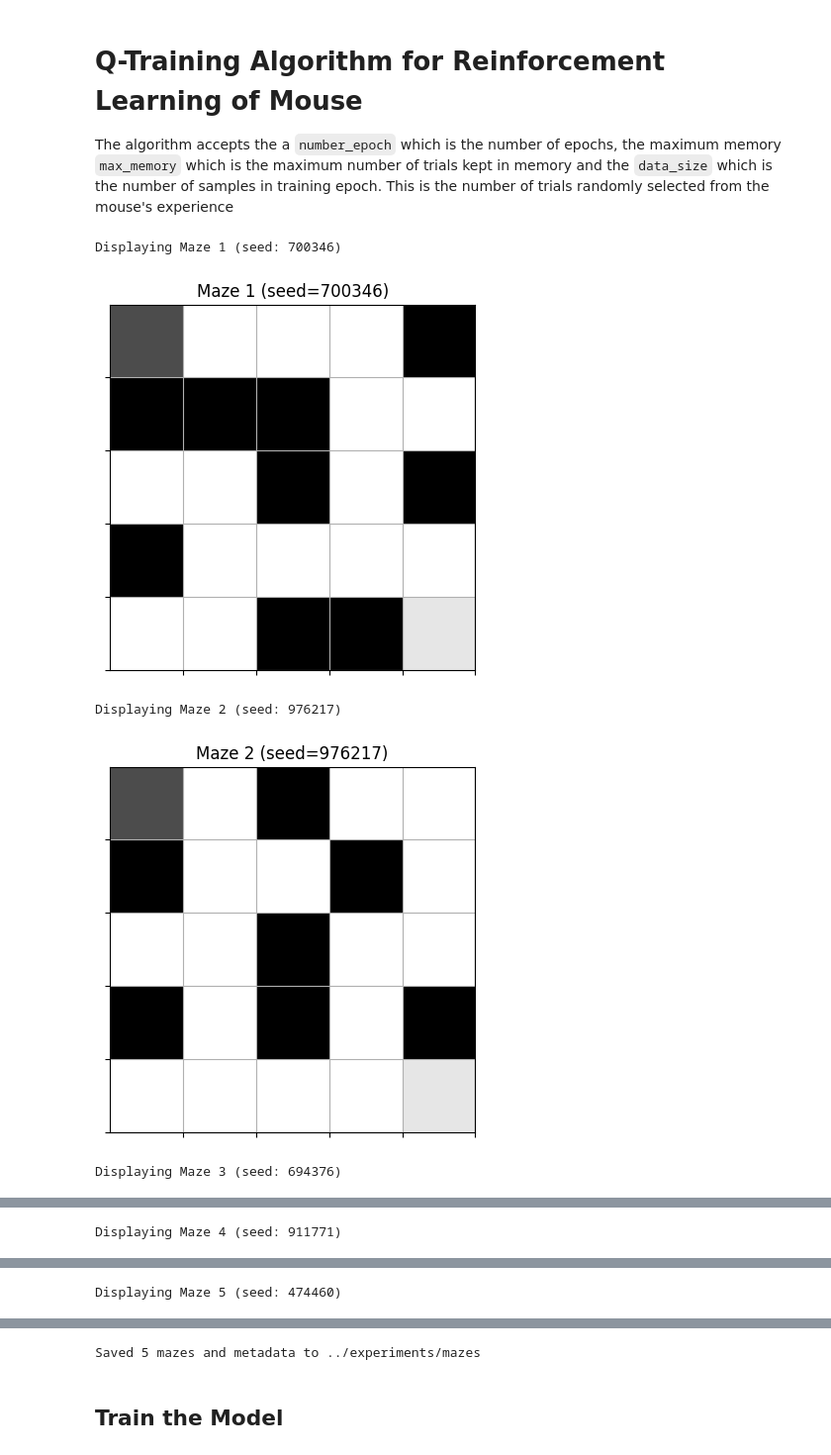
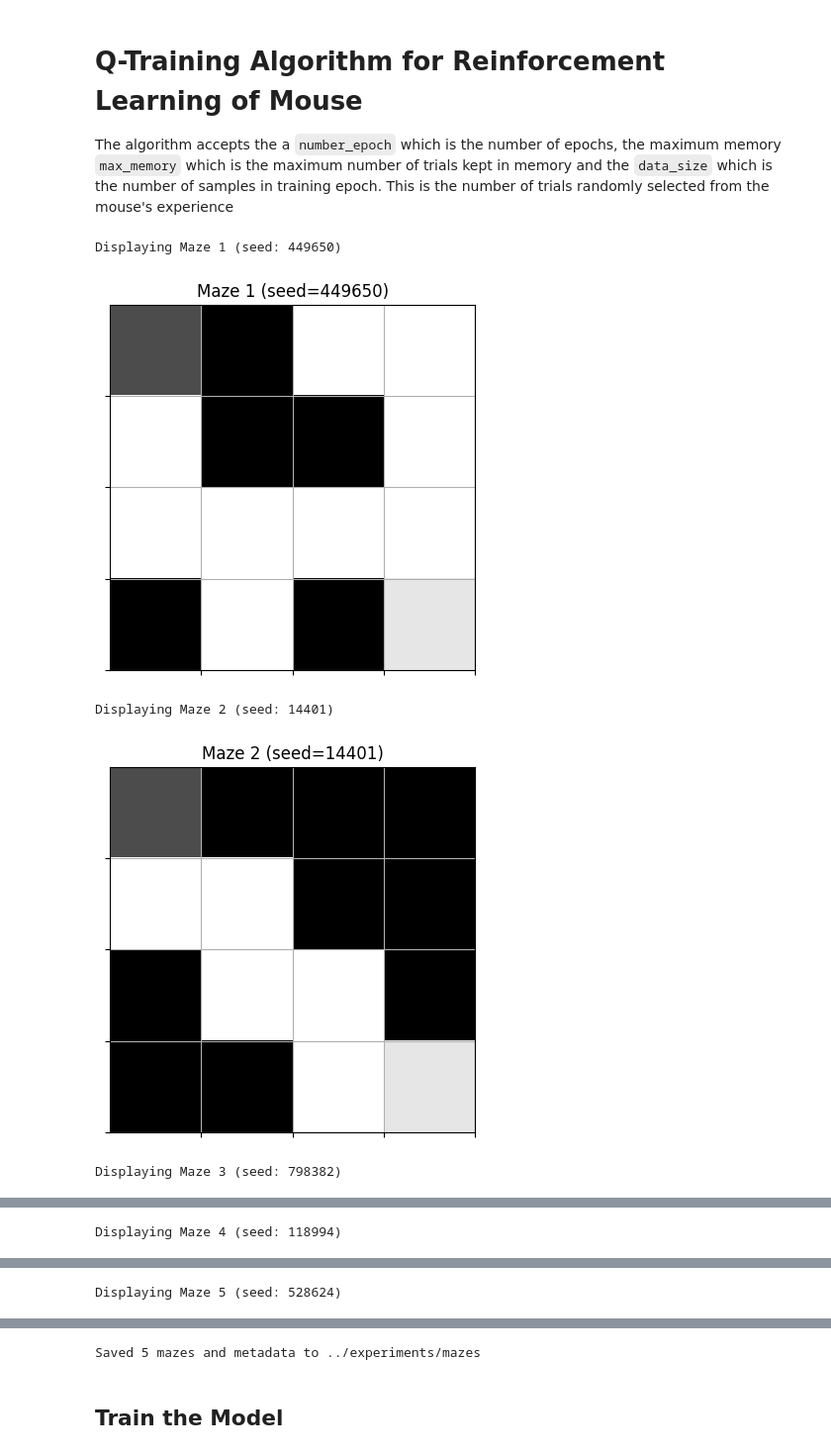
Before and after one commit to j2satkun/rl-maze-pathfinding, a Jupyter notebook: q-learning-train/reinforcement-mouse-learning.ipynb, the cells around one changed output, grey strips where cells are left out. Shown at 99% size. Drawn from its saved outputs; the diff is of its cells as text; code cells hidden in the pictures.

```diff
--- a/q-learning-train/reinforcement-mouse-learning.ipynb
+++ b/q-learning-train/reinforcement-mouse-learning.ipynb
@@ -587,7 +587,7 @@ def format_time(seconds):
         h = seconds / 3600.0
         return "%.2f hours" % (h,)
 # %%
-def save_mazes(num=5, size=(5, 5), folder="../experiments/mazes"):
+def save_mazes(num=5, size=(4, 4), folder="../experiments/mazes"):
     os.makedirs(folder, exist_ok=True)
     metadata = {}
 
@@ -596,35 +596,35 @@ def save_mazes(num=5, size=(5, 5), folder="../experiments/mazes"):
         random.seed(seed)
         np.random.seed(seed)
 
         rows, cols = size
         maze = generate_random_maze(rows, cols)
         maze[rows - 1, cols - 1] = 1.0
         maze[0, 0] = 1.0
 
         print(f"Displaying Maze {i} (seed: {seed})")
         show(Qmaze(maze))
         plt.title(f"Maze {i} (seed={seed})")
         plt.show()
 
         filename = f"maze_{i}.npy"
         full_path = os.path.join(folder, filename)
         np.save(full_path, maze)
 
         metadata[f"maze_{i}"] = {
             "file": filename,
             "seed": seed,
             "size": size
         }
 
     with open(os.path.join(folder, "mazes.json"), "w") as f:
         json.dump(metadata, f, indent=4)
 
     print(f"Saved {num} mazes and metadata to {folder}")
 
 # save_mazes()
 # %% [output]
-Displaying Maze 1 (seed: 700346)
+Displaying Maze 1 (seed: 449650)
-[figure, old version]
+[figure, new version]
-Displaying Maze 2 (seed: 976217)
+Displaying Maze 2 (seed: 14401)
-[figure, old version]
+[figure, new version]
-Displaying Maze 3 (seed: 694376)
+Displaying Maze 3 (seed: 798382)
@@ -632 +632 @@ Displaying Maze 3 (seed: 694376)
-Displaying Maze 4 (seed: 911771)
+Displaying Maze 4 (seed: 118994)
@@ -634 +634 @@ Displaying Maze 4 (seed: 911771)
-Displaying Maze 5 (seed: 474460)
+Displaying Maze 5 (seed: 528624)
```
Also changed, not shown: parts of 5 cells of this notebook, 31 other files.
